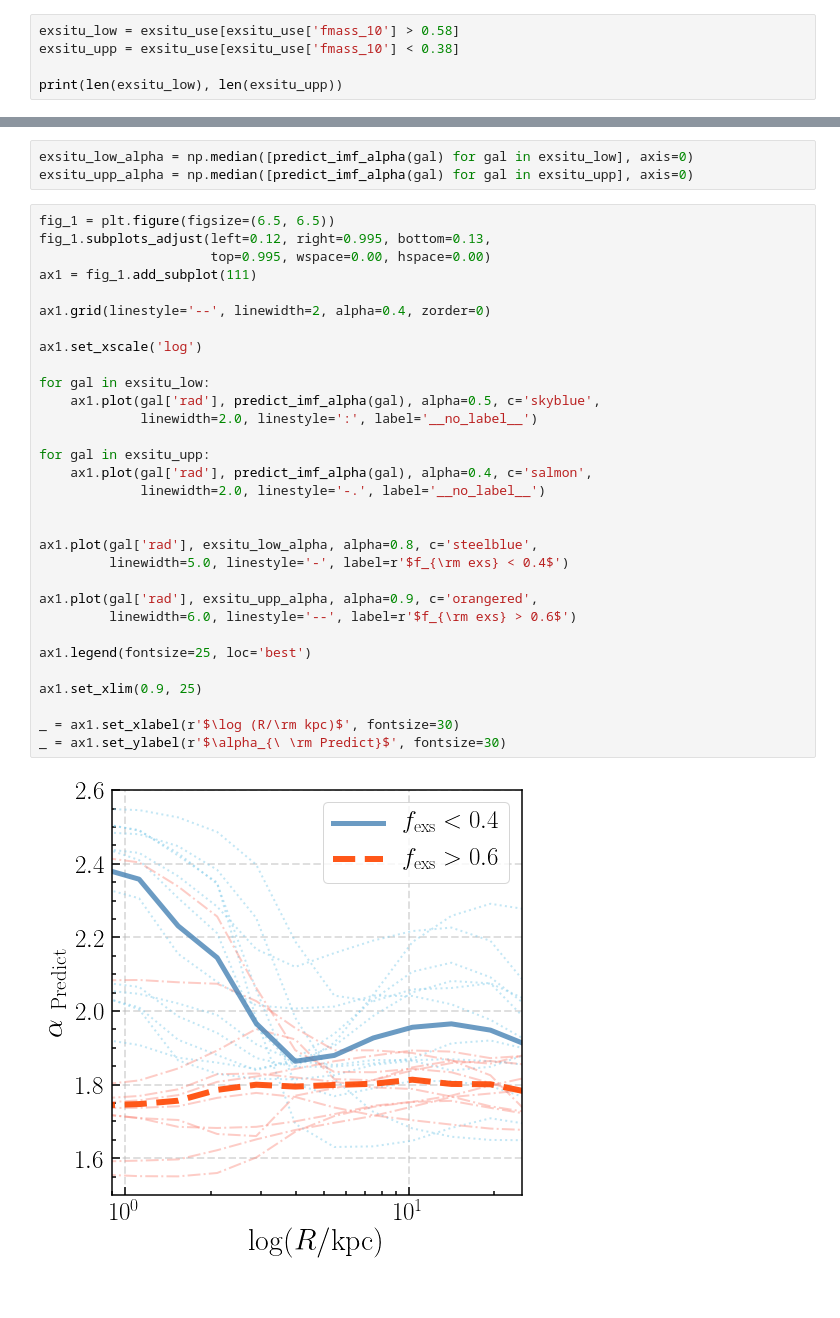
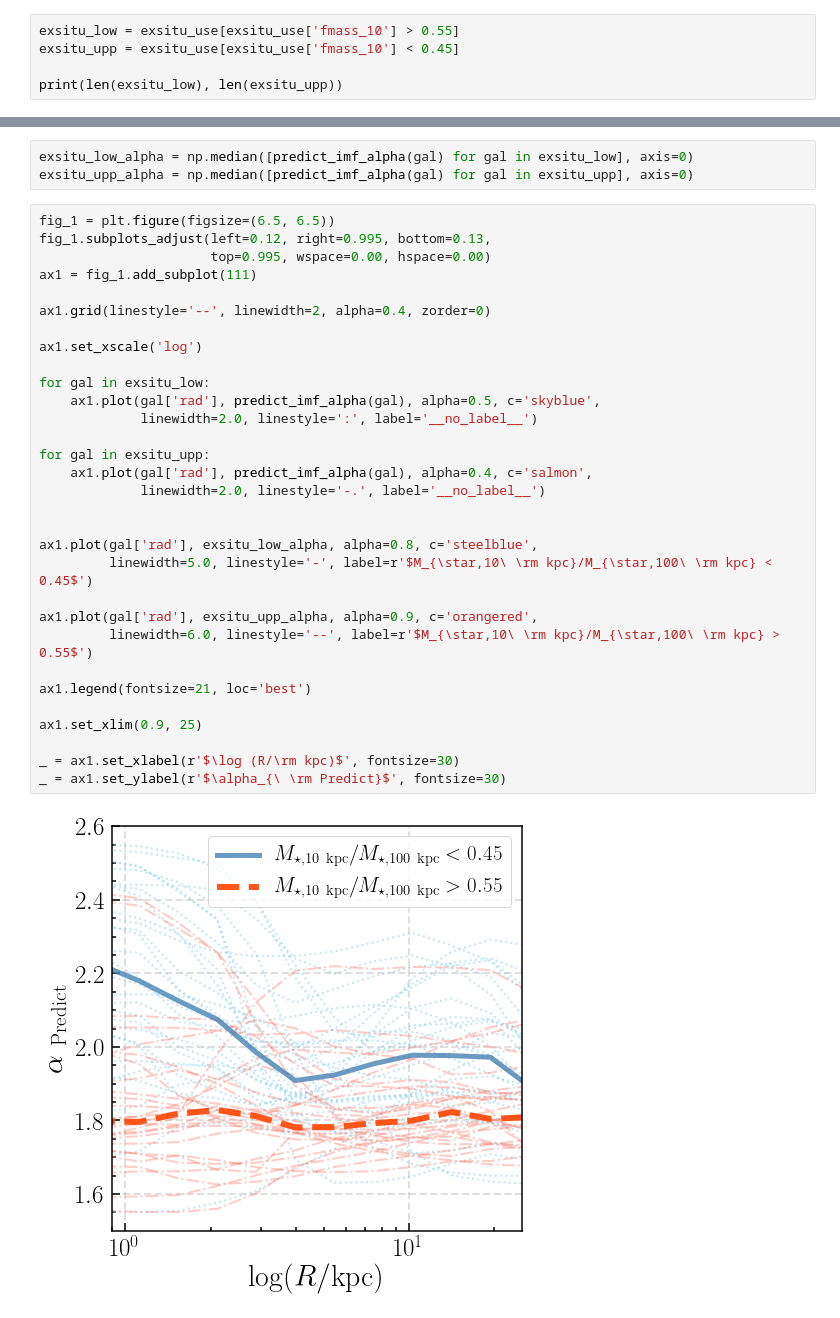
Before and after one commit to dr-guangtou/riker, a Jupyter notebook: demo/tng_m100_m10_exsitu.ipynb, the cells around one changed output, grey strips where cells are left out. Cells and saved outputs as stored; diff of their text form.

```diff
--- a/demo/tng_m100_m10_exsitu.ipynb
+++ b/demo/tng_m100_m10_exsitu.ipynb
@@ -354,8 +382,8 @@ def predict_imf_alpha(gal, alpha_ins=2.6, alpha_exs=1.5,
 
     return alpha_prof
 # %%
-exsitu_low = exsitu_use[exsitu_use['fmass_10'] > 0.58]
-exsitu_upp = exsitu_use[exsitu_use['fmass_10'] < 0.38]
+exsitu_low = exsitu_use[exsitu_use['fmass_10'] > 0.55]
+exsitu_upp = exsitu_use[exsitu_use['fmass_10'] < 0.45]
 
 print(len(exsitu_low), len(exsitu_upp))
 # %% [output]
@@ -366,33 +394,33 @@ exsitu_upp_alpha = np.median([predict_imf_alpha(gal) for gal in exsitu_upp], axi
 # %%
 fig_1 = plt.figure(figsize=(6.5, 6.5))
 fig_1.subplots_adjust(left=0.12, right=0.995, bottom=0.13,
                       top=0.995, wspace=0.00, hspace=0.00)
 ax1 = fig_1.add_subplot(111)
 
 ax1.grid(linestyle='--', linewidth=2, alpha=0.4, zorder=0)
 
 ax1.set_xscale('log')
 
 for gal in exsitu_low:
     ax1.plot(gal['rad'], predict_imf_alpha(gal), alpha=0.5, c='skyblue',
              linewidth=2.0, linestyle=':', label='__no_label__')
 
 for gal in exsitu_upp:
     ax1.plot(gal['rad'], predict_imf_alpha(gal), alpha=0.4, c='salmon',
              linewidth=2.0, linestyle='-.', label='__no_label__')
 
 
 ax1.plot(gal['rad'], exsitu_low_alpha, alpha=0.8, c='steelblue',
-         linewidth=5.0, linestyle='-', label=r'$f_{\rm exs} < 0.4$')
+         linewidth=5.0, linestyle='-', label=r'$M_{\star,10\ \rm kpc}/M_{\star,100\ \rm kpc} < 0.45$')
 
 ax1.plot(gal['rad'], exsitu_upp_alpha, alpha=0.9, c='orangered',
-         linewidth=6.0, linestyle='--', label=r'$f_{\rm exs} > 0.6$')
+         linewidth=6.0, linestyle='--', label=r'$M_{\star,10\ \rm kpc}/M_{\star,100\ \rm kpc} > 0.55$')
 
-ax1.legend(fontsize=25, loc='best')
+ax1.legend(fontsize=21, loc='best')
 
 ax1.set_xlim(0.9, 25)
 
 _ = ax1.set_xlabel(r'$\log (R/\rm kpc)$', fontsize=30)
 _ = ax1.set_ylabel(r'$\alpha_{\ \rm Predict}$', fontsize=30)
 # %% [output]
-[figure, old version]
+[figure, new version]
```
Also changed, not shown: parts of 2 cells of this notebook, 2 other files.
